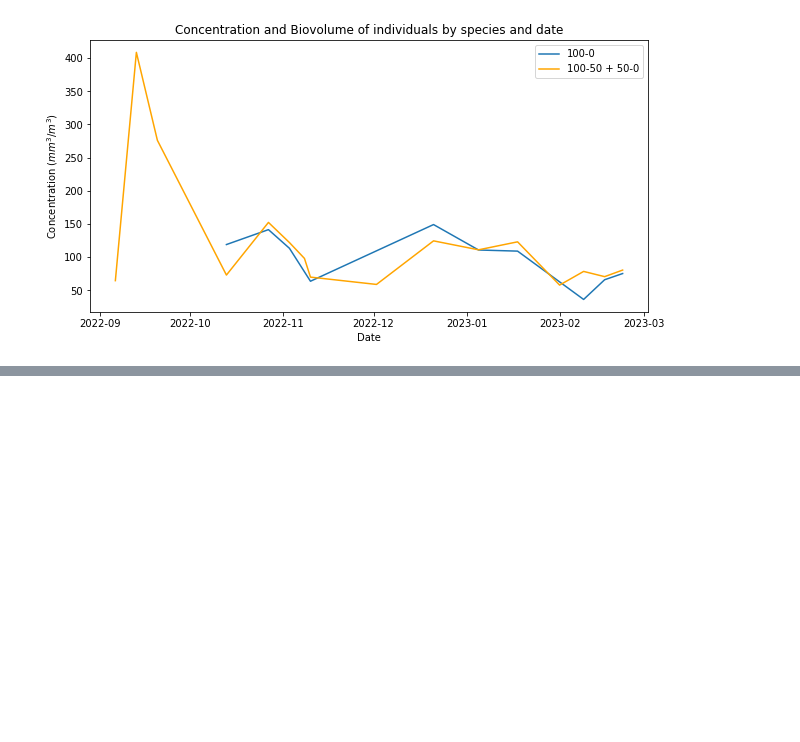
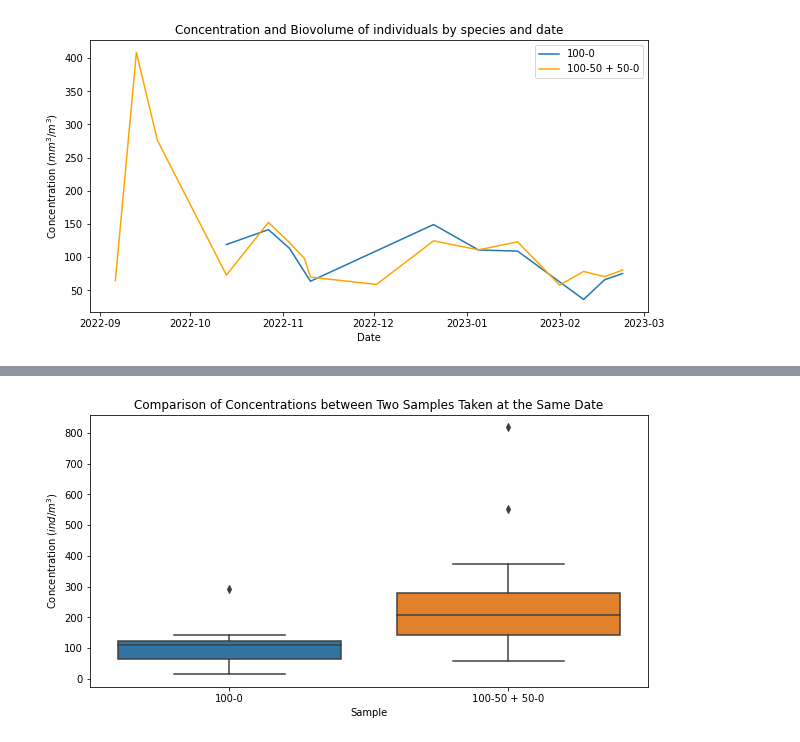
Before and after one commit to JerKeller/MP-Ecotaxa, a Jupyter notebook: ecotaxa_analysis.ipynb, the cells around one changed output, grey strips where cells are left out. Drawn from its saved outputs; the diff is of its cells as text; code cells hidden in the pictures; blank space fills up the shorter version.

```diff
--- a/ecotaxa_analysis.ipynb
+++ b/ecotaxa_analysis.ipynb
@@ -101,3 +181,6 @@ total_conc = concentration_data.groupby('acq_id').agg({'Count': 'sum', 'Concentr
+# %%
+# Group the data by date and sum the values
+total_conc = total_conc.groupby('Date').sum().reset_index()
 # %%
 cyclopsEudia = ["Cyclops prealpinus","Eudiaptomus gracilis","nauplii<Copepoda"]
 concentration_data_cyclops = concentration_data.query('Taxa in @cyclopsEudia')
@@ -296,6 +379,13 @@ biovolume_data100.reset_index(inplace=True)
 concentration_data100 = concentration_data100.merge(biovolume_data100[['Taxa', 'Date','Biovolume']], on=['Taxa', 'Date'])
 # %%
 total_conc100 = concentration_data100.groupby('acq_id').agg({'Count': 'sum', 'Concentration': 'sum', 'Biovolume': 'sum','Date': 'first'}).reset_index()
+# %%
+total_conc100 = total_conc100.drop('acq_id', axis=1)
+# %%
+total_conc100 = total_conc100.groupby('Date').sum().reset_index()
+# %%
+date_column = total_conc100.pop("Date")
+total_conc100.insert(0, "Date", date_column)
 # %%
 total_conc100.to_excel('total_conc100.xlsx', index=False)
 # %%
@@ -350,0 +491,15 @@ plt.show()
+# %%
+# create a new DataFrame with the concentrations for the two samples taken at each date
+sample_comparison = pd.DataFrame()
+sample_comparison['100-0'] = total_conc100['Concentration']
+sample_comparison['100-50 + 50-0'] = total_conc['Concentration']
+
+# create a grouped box plot to compare the distribution of concentrations between the two samples taken at each date
+fig, ax = plt.subplots(figsize=(10, 5))
+sns.boxplot(data=sample_comparison, ax=ax)
+ax.set_xlabel('Sample')
+ax.set_ylabel('Concentration ($ind/m^3$)')
+ax.set_title('Comparison of Concentrations between Two Samples Taken at the Same Date')
+plt.show()
+# %% [output]
+[figure, added]
```
Also changed, not shown: parts of 15 cells of this notebook.
